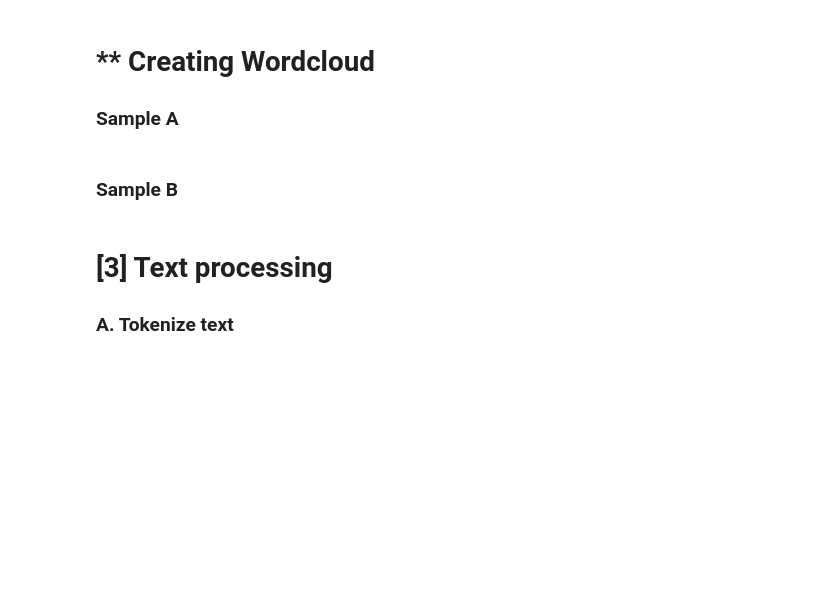
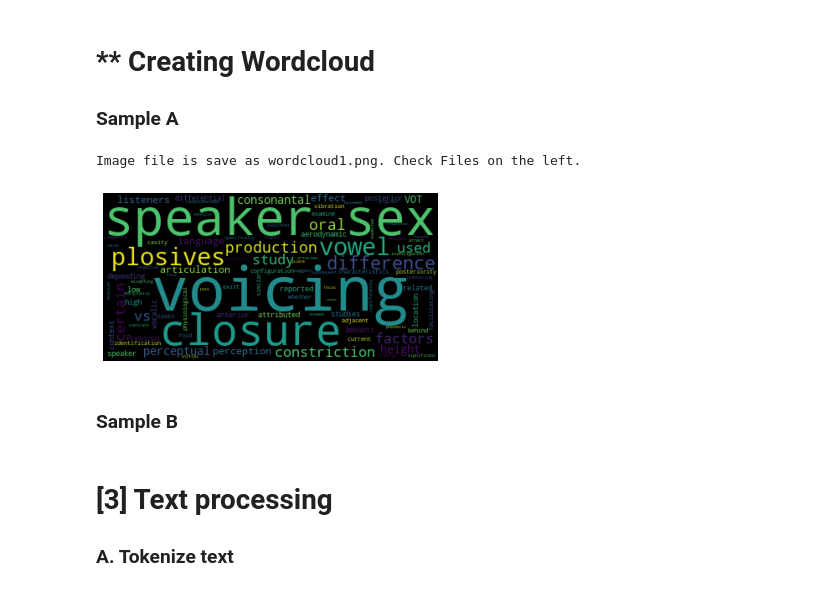
Before and after one commit to MK316/applications, a Jupyter notebook: Creating_wordlist.ipynb, the cells around one changed output. Drawn from its saved outputs; the diff is of its cells as text; code cells hidden in the pictures; blank space fills up the shorter version.

```diff
--- a/Creating_wordlist.ipynb
+++ b/Creating_wordlist.ipynb
@@ -28,13 +28,16 @@ text = copytext
 # %%
 from wordcloud import WordCloud, STOPWORDS
 import matplotlib.pyplot as plt
 wc = WordCloud().generate(text)
 plt.imshow(wc)
 
 plt.axis("off")
-wordcloud.to_file('wordcloud1.png')
+wc.to_file('wordcloud1.png')
 imgfile = 'wordcloud1.png'
 print('Image file is save as %s. Check Files on the left.'%imgfile)
+# %% [output]
+Image file is save as wordcloud1.png. Check Files on the left.
+[figure, added]
 # %% [markdown]
 ### Sample B
 # %%
```
Also changed, not shown: parts of 1 cell of this notebook.
